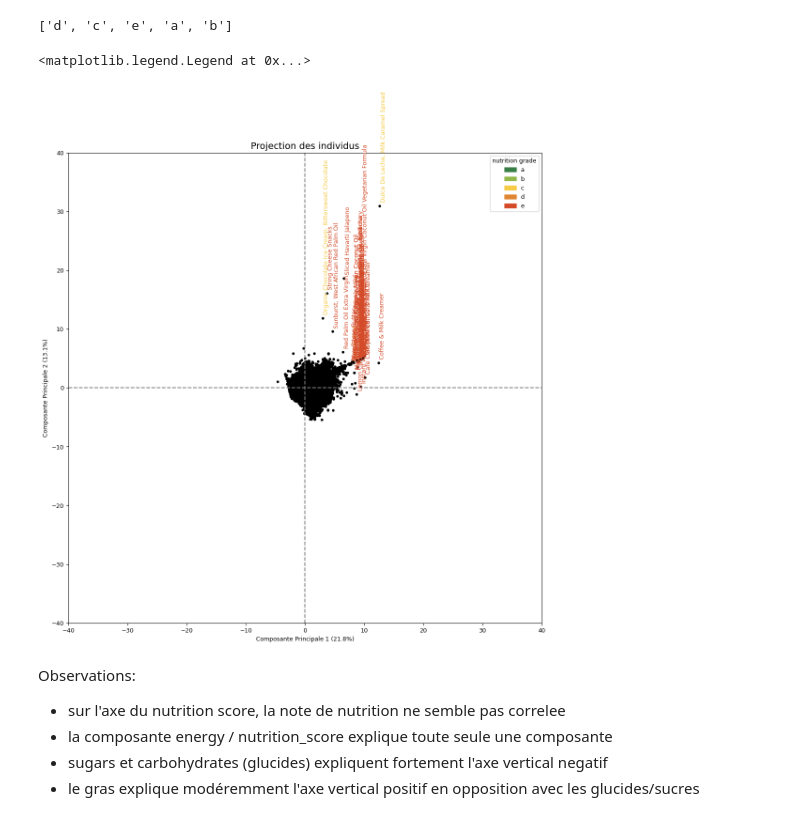
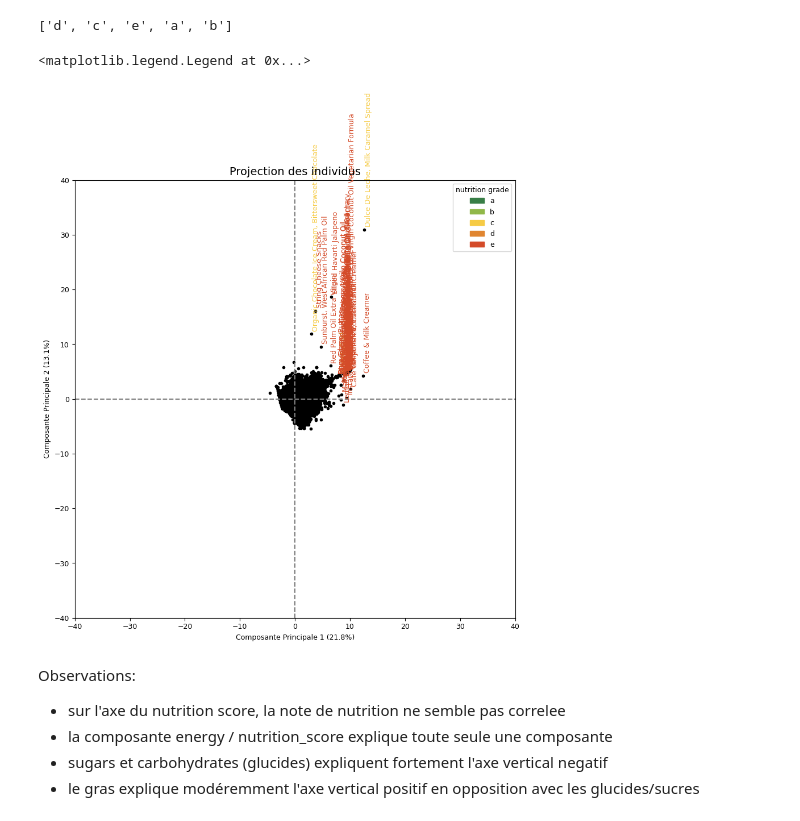
Before and after one commit to 8huit/analyse-de-donnees-nutritionnelles, a Jupyter notebook: p2_donnees_nutritionnelles_exploration.ipynb, the cells around one changed output. Cells and saved outputs as stored; diff of their text form; code cells hidden in the pictures.

Commit message:
correction bug nutrition-grade = nan

```diff
--- a/p2_donnees_nutritionnelles_exploration.ipynb
+++ b/p2_donnees_nutritionnelles_exploration.ipynb
@@ -67,8 +65,8 @@ colonnesQual=df.select_dtypes('O').columns.tolist()
 # %%
 # filtrage sur les variables quantitatives
 dataPCA=df[colonnesNum].dropna()
-nomsIndividus=df.iloc[dataPCA.index,2] # Individus
-nutritionGrade=df.iloc[dataPCA.index,12] # note de nutrition par individu
+nomsIndividus=df.iloc[dataPCA.index,df.columns.get_loc('product_name')] # Individus
+nutritionGrade=df.iloc[dataPCA.index,df.columns.get_loc('nutrition_grade_fr')] # note alphabetique de nutrition par individu
 variables=dataPCA.columns # Variables
 X=dataPCA.values # Valeurs
 # %%
@@ -148,7 +142,7 @@ from matplotlib import pyplot as plt
 
 plt.style.use('default')
 # taille du schema
-plt.rcParams["figure.figsize"] = (10,10)
+plt.rcParams["figure.figsize"] = (8,8)
 
 vectVarianceExpliquee = pca.explained_variance_ratio_*100 # renvoie les variences expliquées pour chacune des dimensions
 plt.bar(np.arange(len(vectVarianceExpliquee))+1, vectVarianceExpliquee)
@@ -175,7 +171,7 @@ import matplotlib as mpl
 
 plt.style.use('default')
 # taille du schema
-plt.rcParams["figure.figsize"] = (10,10)
+plt.rcParams["figure.figsize"] = (8,8)
 
 fig, ax = plt.subplots()
 
@@ -199,6 +195,7 @@ ax.add_patch(cercle)
 
 #placement des étiquettes des p variables + fleches (partant du centre vers les points projetés)
 for i in range(len(variables)):
-    plt.annotate(variables[i],xy =(composantesPrincipales[d1][i],composantesPrincipales[d2][i]),xytext =(composantesPrincipales[d1][i]+0.05,composantesPrincipales[d2][i]))
-    plt.arrow(0,0,composantesPrincipales[0][i],composantesPrincipales[1][i].astype(np.float),length_includes_head=True,head_width=0.02, head_length=0.03,color="black")
+    plt.annotate(variables[i],xy =(composantesPrincipales[d1][i],composantesPrincipales[d2][i]),xytext =(composantesPrincipales[d1][i]+0.01,composantesPrincipales[d2][i]),arrowprops=dict(arrowstyle="-",
+                            connectionstyle="arc3"))
+    plt.arrow(0,0,composantesPrincipales[d1][i],composantesPrincipales[d2][i].astype(np.float),length_includes_head=True,head_width=0.02, head_length=0.03,color="black")
 # %% [output]
@@ -236,7 +233,7 @@ list(custom_palette.keys())
 from matplotlib import pyplot as plt
 
 # taille du graphique
-plt.rcParams["figure.figsize"] = (13,13)
+plt.rcParams["figure.figsize"] = (10,10)
 plt.rcParams['font.size'] = '9.0'
 
 # configuration de la bordure
@@ -251,37 +248,43 @@ plt.xlabel('Composante Principale {} ({}%)'.format(d1+1, round(100*pca.explained
 plt.ylabel('Composante Principale {} ({}%)'.format(d2+1, round(100*pca.explained_variance_ratio_[d2],1)))
 plt.title('Projection des individus',fontsize=14,fontweight='normal')
 
+
+
 # representer le nuage projeté sur le 1er plan factoriel (composé des 2 premieres composantes principales 0 et 1)
 plt.scatter(XProjete[:,d1],XProjete[:,d2],marker=".",color="black")
 
 for i in range(len(nomsIndividus)):   # nombre d'individus
 
     p=np.array([XProjete[i,d1],XProjete[i,d2]])
 
     color=nutritionGrade.values[i]
 
     # on utilise la distance euclidienne pour n'afficher les labels que pour les individus loin du centre
     distance= np.linalg.norm(p-np.array([0,0]))
-    if distance>8.7:
-        plt.text(XProjete[i,d1]+0.1, XProjete[i,d2]+0.8, nomsIndividus.values[i],rotation=90,color=custom_palette[color])
+
+    if distance>8.5:
+        label=nomsIndividus.values[i]
+        #print(f"label[{i}]:{label} | test:{not(pd.isnull(label))} | color:{color}") # debug
+        if not pd.isnull(label):
+            plt.text(XProjete[i,d1]+0.1, XProjete[i,d2]+0.8, label ,rotation=90,color=custom_palette[color])
     #plt.annotate(nomsIndividus.values[i],xy =(XProjete[i,0],XProjete[i,1]),xytext =(XProjete[i,0],XProjete[i,1]))
 
 import matplotlib.patches as mpatches
 
 a_patch = mpatches.Patch(color=custom_palette['a'], label='a')
 b_patch = mpatches.Patch(color=custom_palette['b'], label='b')
 c_patch = mpatches.Patch(color=custom_palette['c'], label='c')
 d_patch = mpatches.Patch(color=custom_palette['d'], label='d')
 e_patch = mpatches.Patch(color=custom_palette['e'], label='e')
 
 
 plt.legend(title="nutrition grade",handles=[a_patch, b_patch, c_patch, d_patch, e_patch])
 
 #import os
 #os.system('say "jai fini de dessiner"')
 # %% [output]
 <matplotlib.legend.Legend at 0x...>
-[figure, old version]
+[figure, new version]
 # %% [markdown]
 Observations:
 * sur l'axe du nutrition score, la note de nutrition ne semble pas correlee
```
Also changed, not shown: parts of 18 cells of this notebook.
